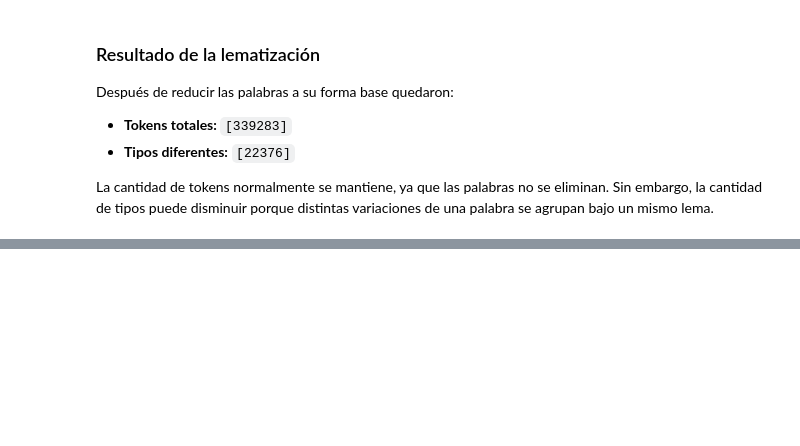
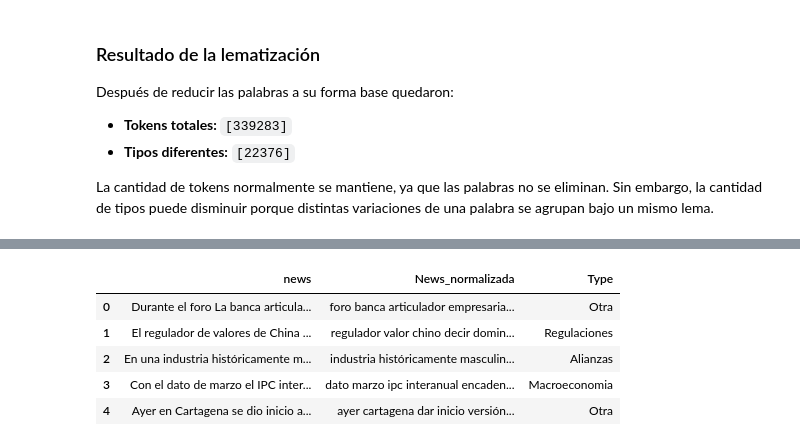
Before and after one commit to Jtanchezz/NLP, a Jupyter notebook: Lab1/lab1.ipynb, the cells around one changed output, grey strips where cells are left out. Saved outputs shown, nothing was run; the diff lists cells and outputs as text; code cells hidden in the pictures; blank space fills up the shorter version.

```diff
--- a/Lab1/lab1.ipynb
+++ b/Lab1/lab1.ipynb
@@ -600,0 +607,22 @@ La cantidad de tokens normalmente se mantiene, ya que las palabras no se elimina
+# %%
+# Unir los tokens lematizados de cada noticia
+corpus["News_normalizada"] = corpus["tokens_lematizados"].apply(
+    lambda tokens: " ".join(tokens)
+)
+
+display(
+    corpus[
+        [
+            "news",
+            "News_normalizada",
+            "Type"
+        ]
+    ].head()
+)
+# %% [output]
+|  | news | News_normalizada | Type |
+| 0 | Durante el foro La banca articula... | foro banca articulador empresaria... | Otra |
+| 1 | El regulador de valores de China ... | regulador valor chino decir domin... | Regulaciones |
+| 2 | En una industria históricamente m... | industria históricamente masculin... | Alianzas |
+| 3 | Con el dato de marzo el IPC inter... | dato marzo ipc interanual encaden... | Macroeconomia |
+| 4 | Ayer en Cartagena se dio inicio a... | ayer cartagena dar inicio versión... | Otra |
```
Also changed, not shown: parts of 5 cells of this notebook.
